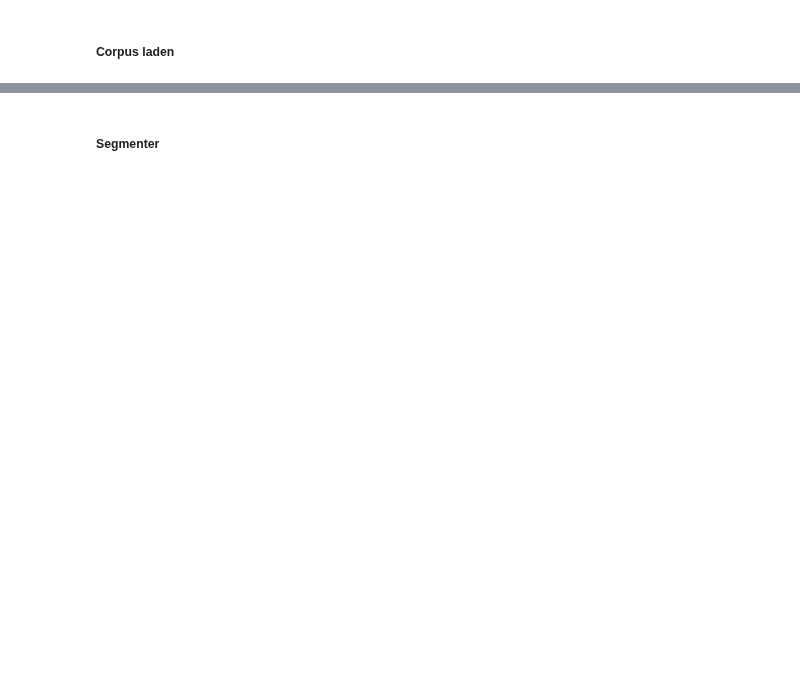
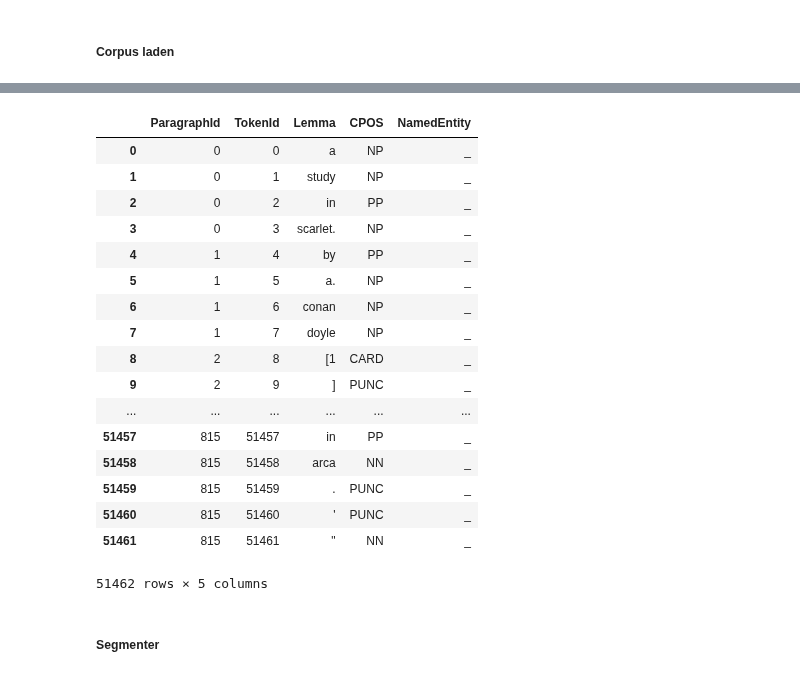
Before and after one commit to DARIAH-DE/TopicsExplorer, a Jupyter notebook: TestingGensim.ipynb, the cells around one changed output, grey strips where cells are left out. Cells and saved outputs as stored; diff of their text form; code cells hidden in the pictures; blank space fills up the shorter version.

```diff
--- a/TestingGensim.ipynb
+++ b/TestingGensim.ipynb
@@ -24,0 +24,3 @@ doclist_txt[:5]
+# %%
+doclist_csv = collection.create_document_list(path_csv, 'csv')
+doclist_csv[:5]
@@ -48,0 +55,4 @@ print(len(testdoc))
+# %%
+corpus_csv = collection.read_from_csv(doclist_csv)
+next(corpus_csv)
+# %% [output]
@@ -49,3 +60,21 @@ print(len(testdoc))
+|  | ParagraphId | TokenId | Lemma | CPOS | NamedEntity |
+| 0 | 0 | 0 | ﻿a | NP | _ |
+| 1 | 0 | 1 | study | NP | _ |
+| 2 | 0 | 2 | in | PP | _ |
+| 3 | 0 | 3 | scarlet. | NP | _ |
+| 4 | 1 | 4 | by | PP | _ |
+| 5 | 1 | 5 | a. | NP | _ |
+| 6 | 1 | 6 | conan | NP | _ |
+| 7 | 1 | 7 | doyle | NP | _ |
+| 8 | 2 | 8 | [1 | CARD | _ |
+| 9 | 2 | 9 | ] | PUNC | _ |
+| ... | ... | ... | ... | ... | ... |
+| 51457 | 815 | 51457 | in | PP | _ |
+| 51458 | 815 | 51458 | arca | NN | _ |
+| 51459 | 815 | 51459 | . | PUNC | _ |
+| 51460 | 815 | 51460 | ' | PUNC | _ |
+| 51461 | 815 | 51461 | " | NN | _ |
+51462 rows × 5 columns
 # %% [markdown]
 ##### Segmenter
 # %%
```
Also changed, not shown: parts of 29 cells of this notebook.
